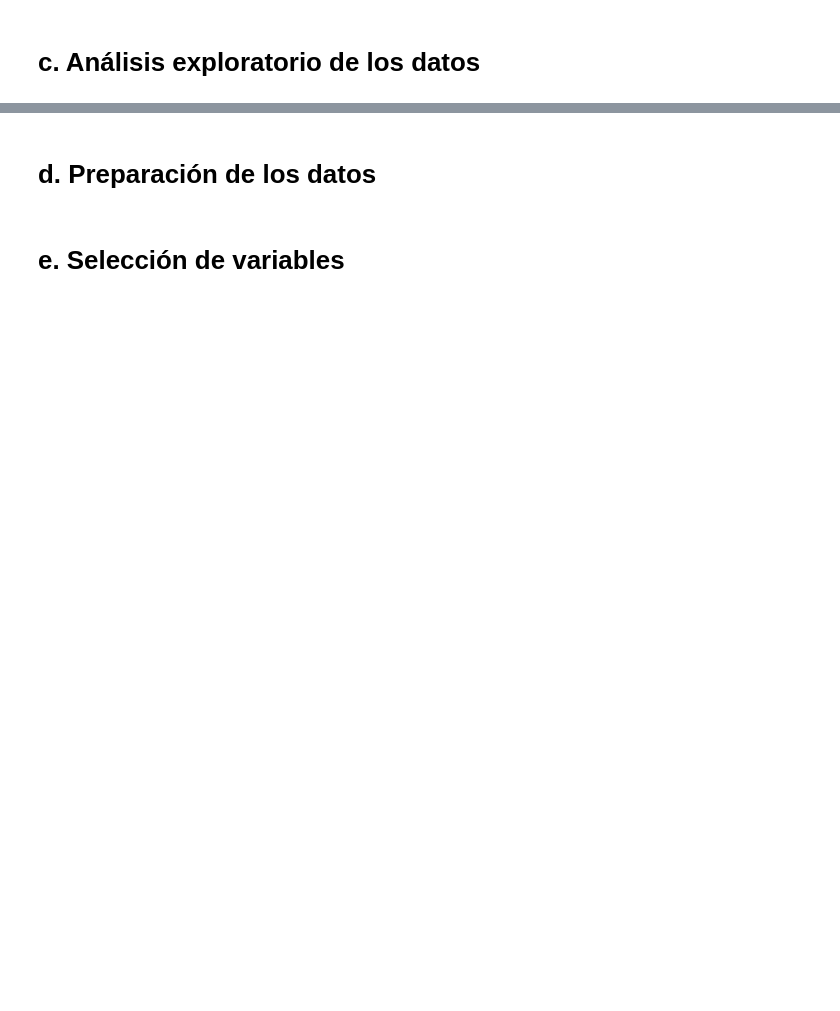
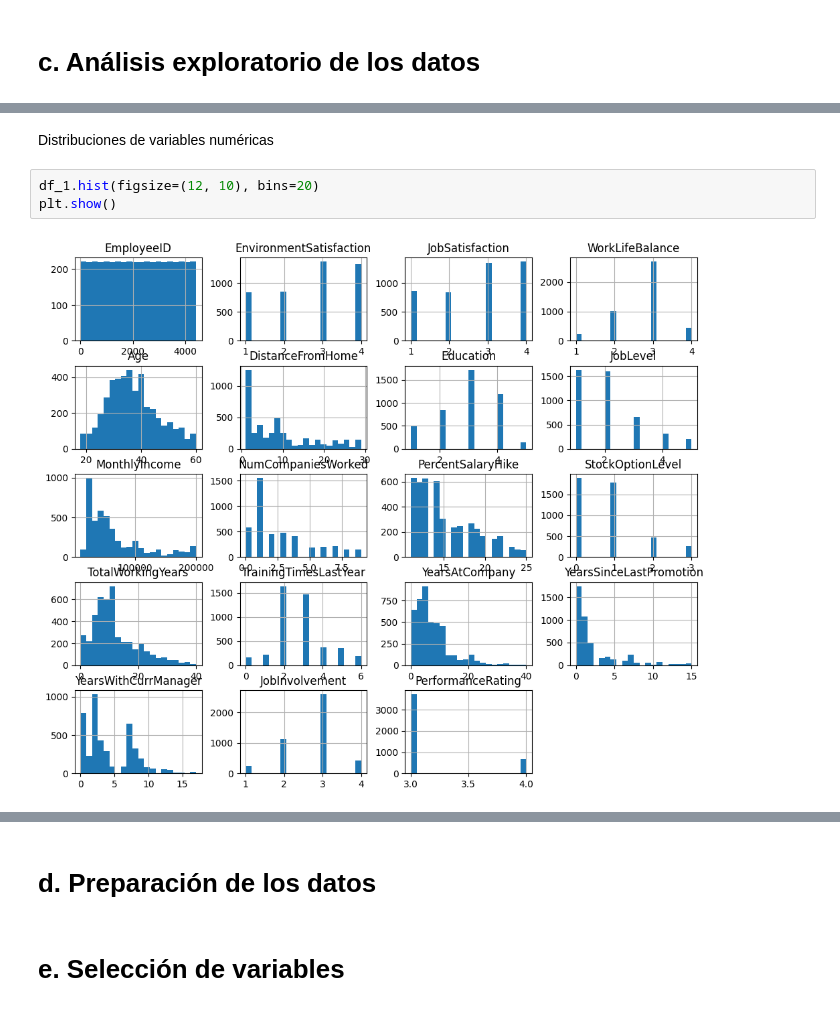
Before and after one commit to Nat280200/PROYECTO_ANALITICA_II, a Jupyter notebook: Entrega_uno.ipynb, the cells around one changed output, grey strips where cells are left out. Saved outputs shown, nothing was run; the diff lists cells and outputs as text; blank space fills up the shorter version.

```diff
--- a/Entrega_uno.ipynb
+++ b/Entrega_uno.ipynb
@@ -325,0 +417,7 @@ plt.show()
+# %% [markdown]
+Distribuciones de variables numéricas
+# %%
+df_1.hist(figsize=(12, 10), bins=20)
+plt.show()
+# %% [output]
+[figure, added]
```
Also changed, not shown: parts of 17 cells of this notebook.
